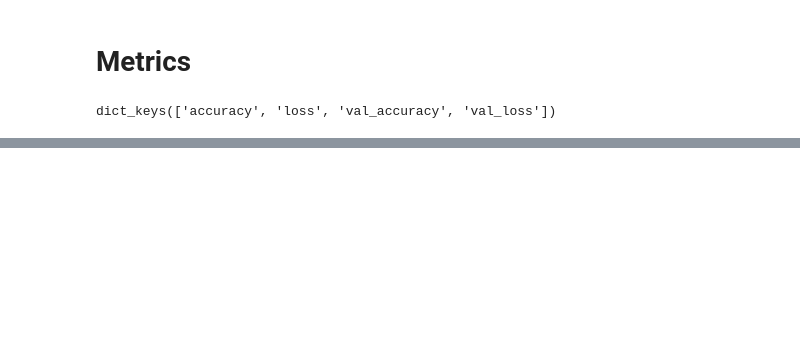
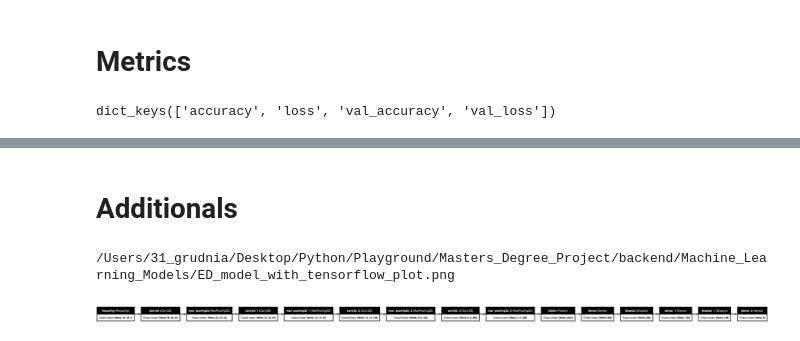
Before and after one commit to 31grudnia/Masters_Degree_Project, a Jupyter notebook: backend/Emotion_Detection_app/notebooks/ED_with_tensorflow.ipynb, the cells around one changed output, grey strips where cells are left out. Saved outputs shown, nothing was run; the diff lists cells and outputs as text; code cells hidden in the pictures; blank space fills up the shorter version.

Commit message:
0.0.4.14 - removed disguisted class from dataset. Trained model for this new ds. Made schema for model

```diff
--- a/backend/Emotion_Detection_app/notebooks/ED_with_tensorflow.ipynb
+++ b/backend/Emotion_Detection_app/notebooks/ED_with_tensorflow.ipynb
@@ -207,0 +210,16 @@ plt.show()
+# %% [markdown]
+# Additionals
+# %%
+from tensorflow.keras.models import load_model
+from tensorflow.keras.utils import plot_model
+
+machine_learning_models_dir = os.getenv("MACHINE_LEARNING_MODELS_FOLDER_PATH")
+load_path = machine_learning_models_dir + "/ED_with_tensorflow.keras"
+ED_model = load_model(load_path)
+
+ED_model_schema_path = machine_learning_models_dir + "/ED_model_with_tensorflow_plot.png"
+print(ED_model_schema_path)
+plot_model(ED_model, to_file=ED_model_schema_path, show_shapes=True, show_layer_names=True, rankdir='LR')
+# %% [output]
+/Users/31_grudnia/Desktop/Python/Playground/Masters_Degree_Project/backend/Machine_Learning_Models/ED_model_with_tensorflow_plot.png
+[figure, added]
```
Also changed, not shown: parts of 8 cells of this notebook, 2 other files.
